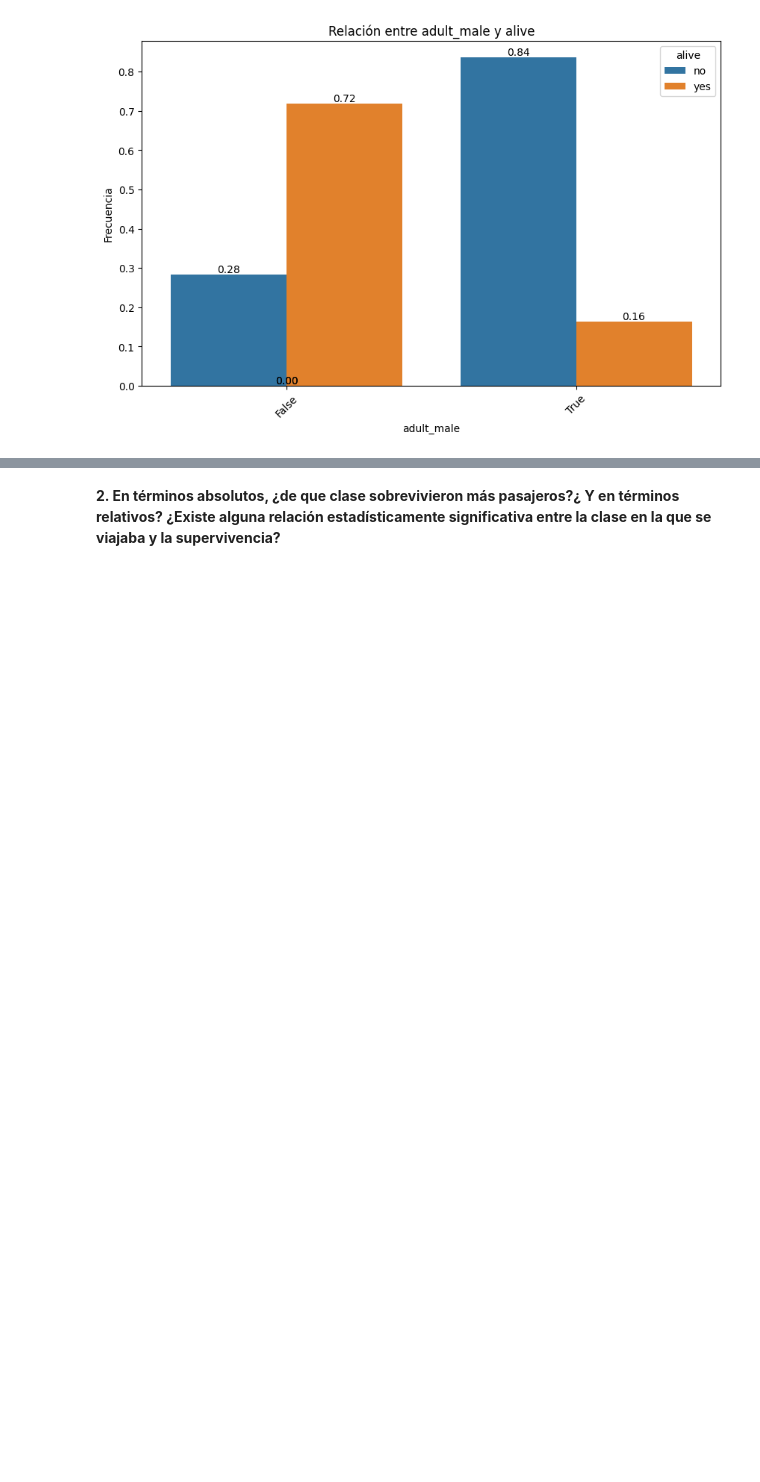
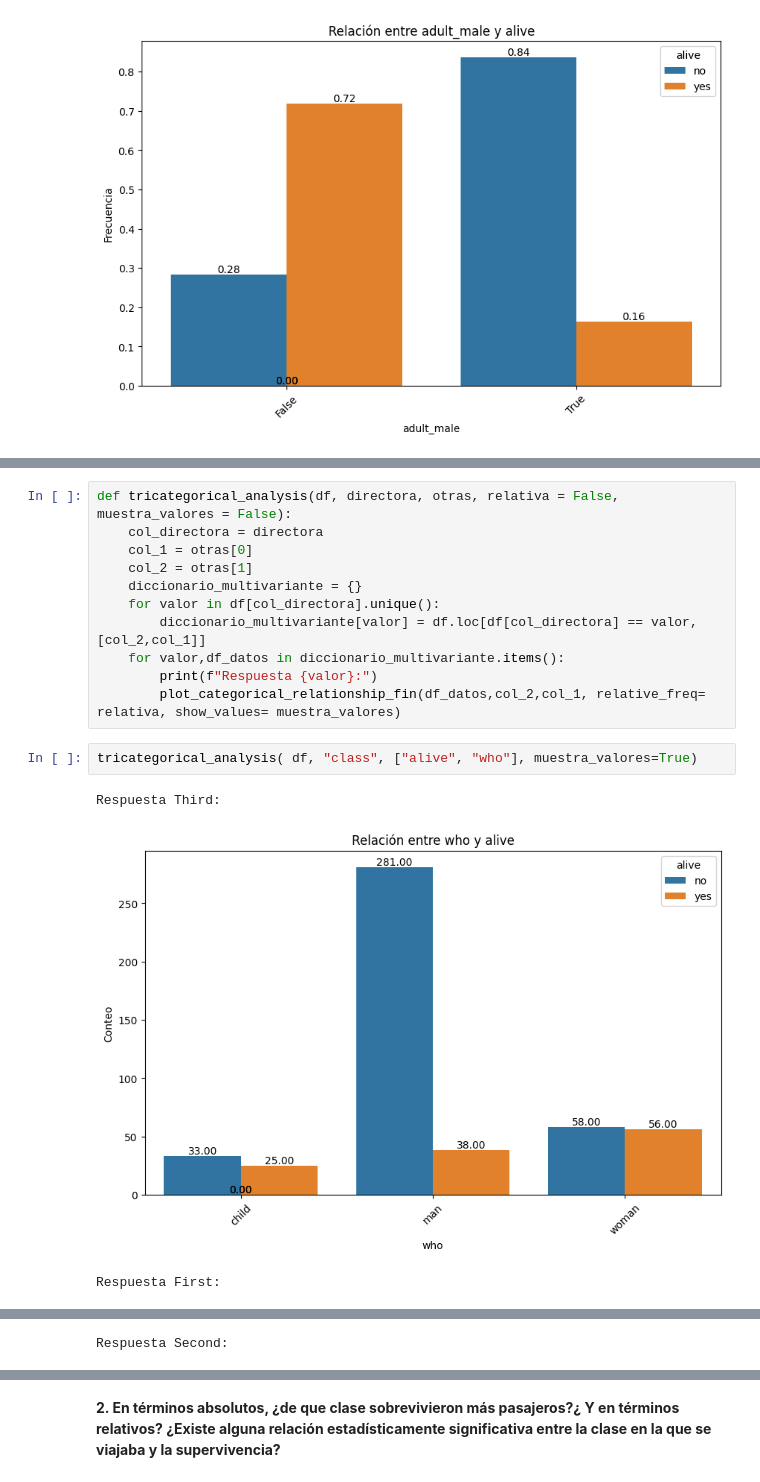
Before and after one commit to LucasBalaguer/DS-Online-LucasCavalcante, a Jupyter notebook: 03_Data_Analysis/Sprint_07/Unidad_02_Estadistica_Descriptiva_Multivariante/03_Practica_Obligatoria/18_Practica_Obligatoria_Multivariante.ipynb, the cells around one changed output, grey strips where cells are left out. Saved outputs shown, nothing was run; the diff lists cells and outputs as text; blank space fills up the shorter version.

```diff
--- a/03_Data_Analysis/Sprint_07/Unidad_02_Estadistica_Descriptiva_Multivariante/03_Practica_Obligatoria/18_Practica_Obligatoria_Multivariante.ipynb
+++ b/03_Data_Analysis/Sprint_07/Unidad_02_Estadistica_Descriptiva_Multivariante/03_Practica_Obligatoria/18_Practica_Obligatoria_Multivariante.ipynb
@@ -213,0 +254,17 @@ Cambia completamente la distribucion (60% fallecen, 40% viven).
+# %%
+def tricategorical_analysis(df, directora, otras, relativa = False, muestra_valores = False):
+    col_directora = directora
+    col_1 = otras[0]
+    col_2 = otras[1]
+    diccionario_multivariante = {}
+    for valor in df[col_directora].unique():
+        diccionario_multivariante[valor] = df.loc[df[col_directora] == valor,[col_2,col_1]]
+    for valor,df_datos in diccionario_multivariante.items():
+        print(f"Respuesta {valor}:")
+        plot_categorical_relationship_fin(df_datos,col_2,col_1, relative_freq= relativa, show_values= muestra_valores)
+# %%
+tricategorical_analysis( df, "class", ["alive", "who"], muestra_valores=True)
+# %% [output]
+Respuesta Third:
+[figure, added]
+Respuesta First:
@@ -213,0 +272 @@ Cambia completamente la distribucion (60% fallecen, 40% viven).
+Respuesta Second:
```
Also changed, not shown: parts of 13 cells of this notebook, 3 other files.
